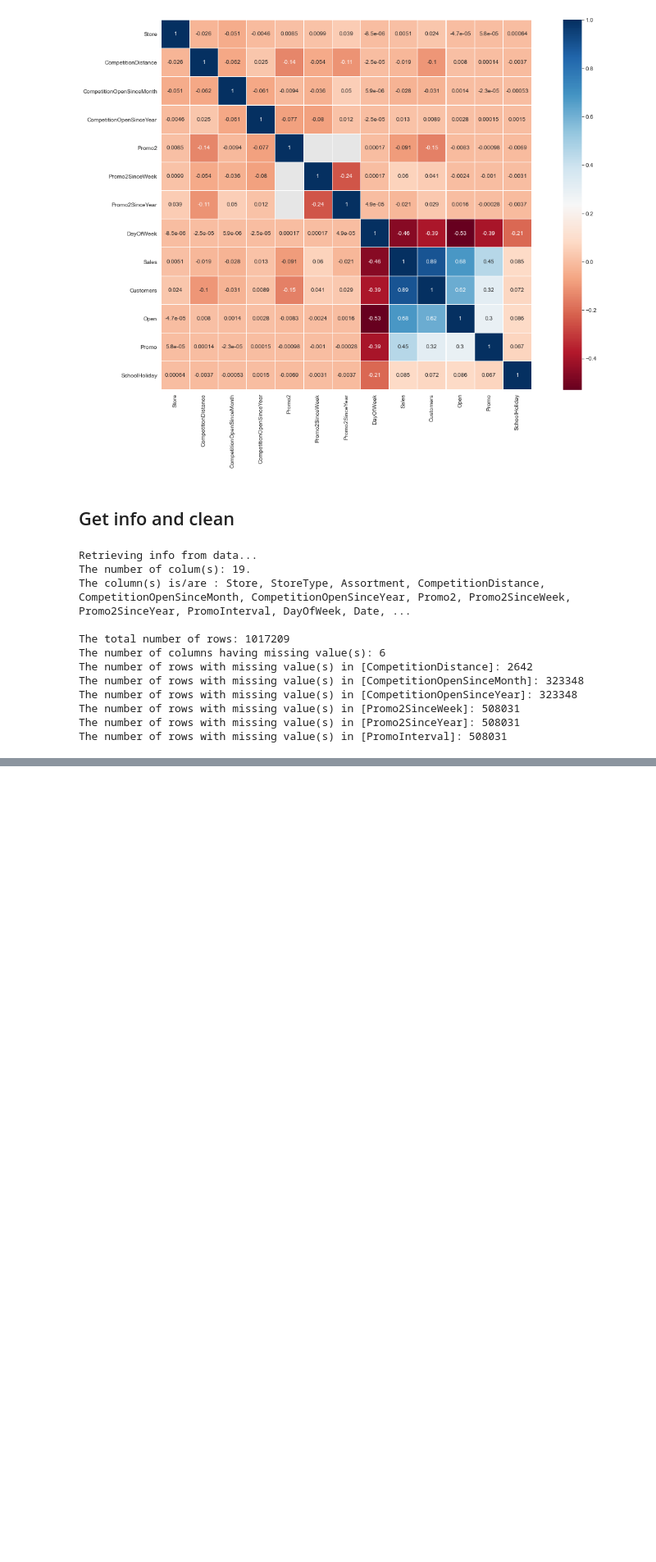
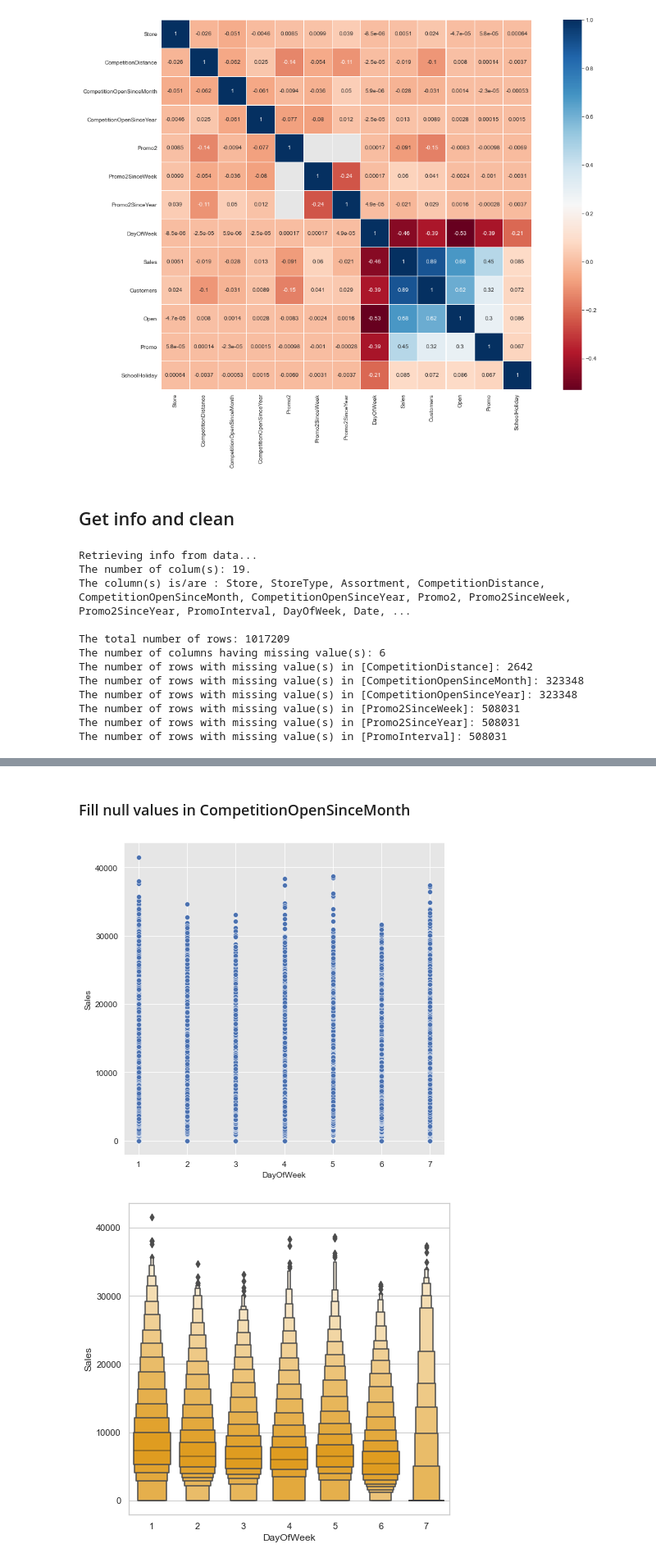
Before and after one commit to mdahwireng/sales_forecating_rossmann, a Jupyter notebook: task1.ipynb, the cells around one changed output, grey strips where cells are left out. Shown: that part at 82% size. Drawn from its saved outputs; the diff is of its cells as text; code cells hidden in the pictures; blank space fills up the shorter version.

Commit message:
Adds trainning codes

```diff
--- a/task1.ipynb
+++ b/task1.ipynb
@@ -252,0 +308,9 @@ Filling missing values comppleted
+# %% [markdown]
+### Fill null values in CompetitionOpenSinceMonth
+# %%
+train_inter_clean.CompetitionOpenSinceMonth = train_inter_clean.CompetitionOpenSinceMonth.ffill().bfill()
+# %%
+outliers_plot(train_inter_clean, {'x': "DayOfWeek", 'y': "Sales"}, 2)
+# %% [output]
+[figure, added]
+[figure, added]
```
Also changed, not shown: parts of 45 cells of this notebook, 7 other files.
